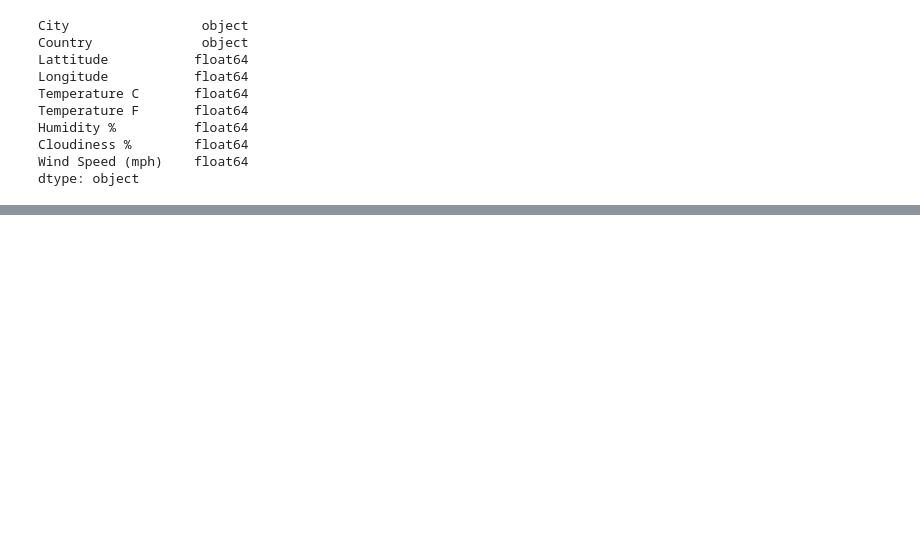
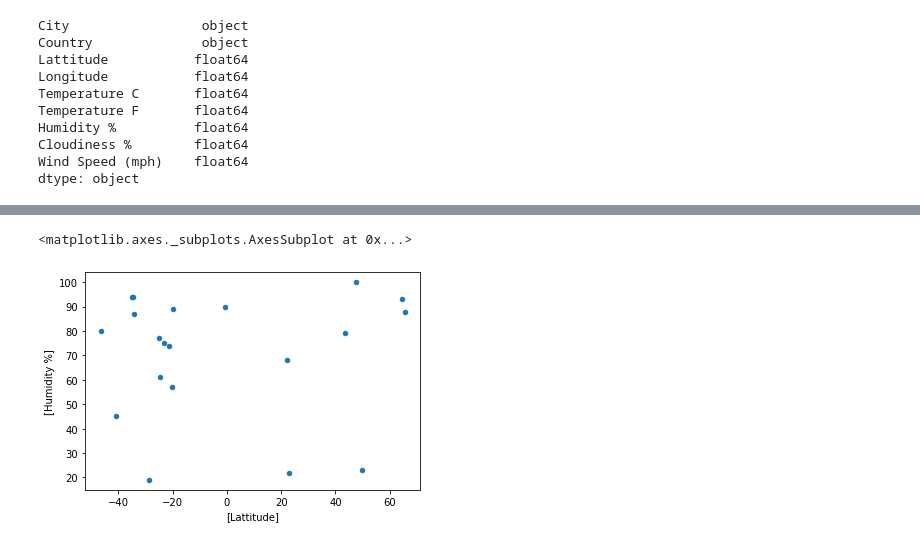
Before and after one commit to dhsharp1983/python-api-challenge, a Jupyter notebook: WeatherPy/WeatherPy.ipynb, the cells around one changed output, grey strips where cells are left out. Cells and saved outputs as stored; diff of their text form; code cells hidden in the pictures; blank space fills up the shorter version.

```diff
--- a/WeatherPy/WeatherPy.ipynb
+++ b/WeatherPy/WeatherPy.ipynb
@@ -212,0 +225,5 @@ city found: Ribeira Grande ,PT
+# %%
+City_df.plot.scatter(['Lattitude'],['Humidity %'])
+# %% [output]
+<matplotlib.axes._subplots.AxesSubplot at 0x...>
+[figure, added]
```
Also changed, not shown: parts of 4 cells of this notebook.
